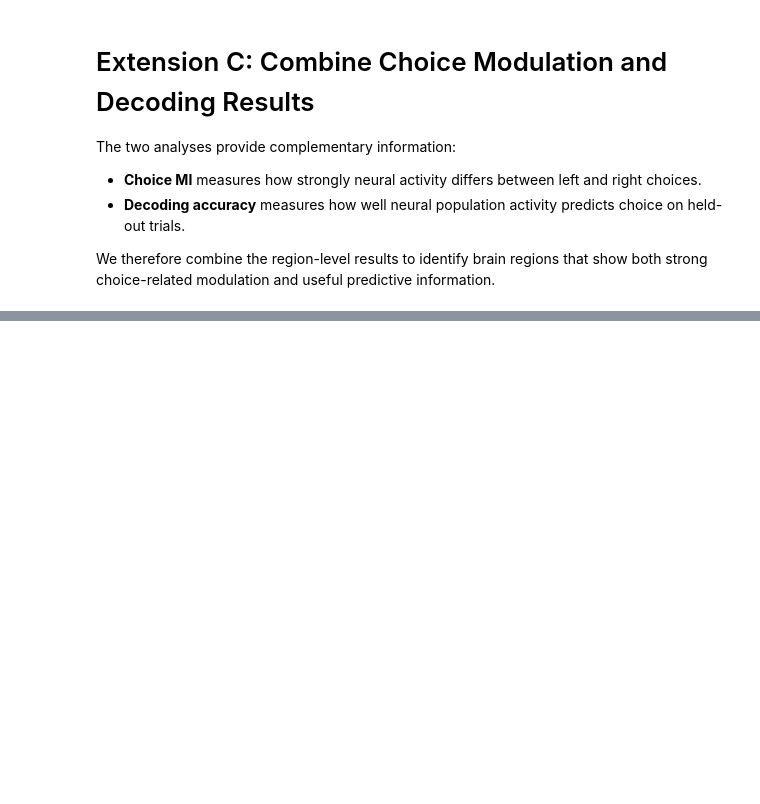
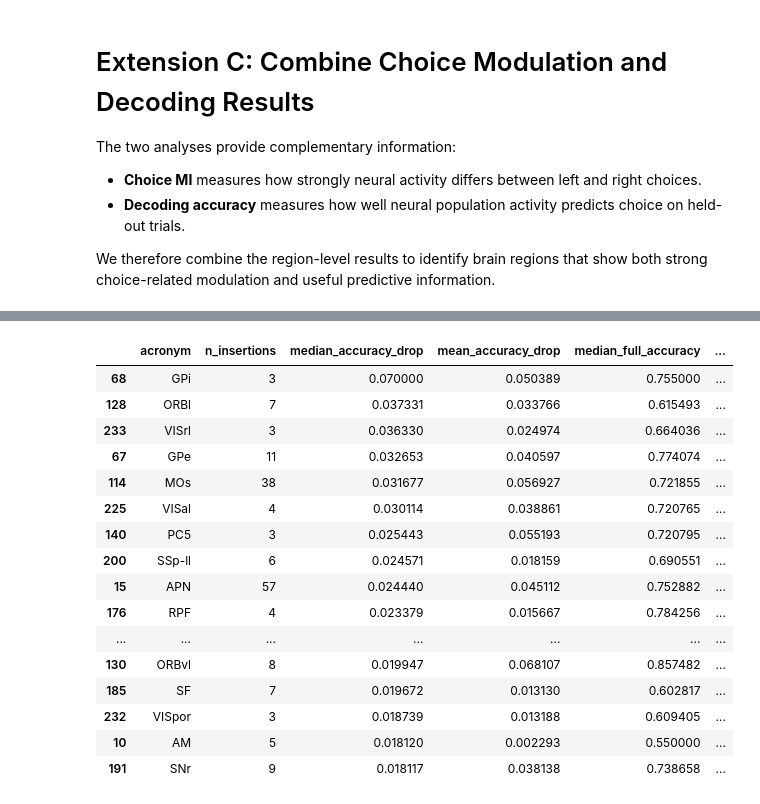
Before and after one commit to parhamKIY/neuroconnect-project, a Jupyter notebook: project_implementation.ipynb, the cells around one changed output, grey strips where cells are left out. Saved outputs shown, nothing was run; the diff lists cells and outputs as text; code cells hidden in the pictures; blank space fills up the shorter version.

```diff
--- a/project_implementation.ipynb
+++ b/project_implementation.ipynb
@@ -1542,0 +1707,11 @@ combined_region_results[
+# %%
+ablation_results = pd.DataFrame(
+    ablation_results
+)
+
+print(
+    "Number of region-insertion comparisons:",
+    len(ablation_results)
+)
+
+ablation_results.head()
@@ -1542,0 +1764,16 @@ combined_region_results[
+# %%
+region_ablation_summary = (
+    ablation_results
+    .groupby('acronym')
+    .agg(
+        n_insertions=('pid', 'nunique'),
+        median_accuracy_drop=('accuracy_drop', 'median'),
+        mean_accuracy_drop=('accuracy_drop', 'mean'),
+        median_full_accuracy=('full_accuracy', 'median'),
+        median_ablated_accuracy=('ablated_accuracy', 'median'),
+        median_removed_clusters=('n_removed_clusters', 'median')
+    )
+    .reset_index()
+)
+
+region_ablation_summary.head()
@@ -1542,0 +1787,30 @@ combined_region_results[
+# %%
+region_ablation_filtered = (
+    region_ablation_summary[
+        region_ablation_summary['n_insertions'] >= 3
+    ]
+    .sort_values(
+        'median_accuracy_drop',
+        ascending=False
+    )
+)
+
+region_ablation_filtered.head(20)
+# %% [output]
+|  | acronym | n_insertions | median_accuracy_drop | mean_accuracy_drop | median_full_accuracy | ... |
+| 68 | GPi | 3 | 0.070000 | 0.050389 | 0.755000 | ... |
+| 128 | ORBl | 7 | 0.037331 | 0.033766 | 0.615493 | ... |
+| 233 | VISrl | 3 | 0.036330 | 0.024974 | 0.664036 | ... |
+| 67 | GPe | 11 | 0.032653 | 0.040597 | 0.774074 | ... |
+| 114 | MOs | 38 | 0.031677 | 0.056927 | 0.721855 | ... |
+| 225 | VISal | 4 | 0.030114 | 0.038861 | 0.720765 | ... |
+| 140 | PC5 | 3 | 0.025443 | 0.055193 | 0.720795 | ... |
+| 200 | SSp-ll | 6 | 0.024571 | 0.018159 | 0.690551 | ... |
+| 15 | APN | 57 | 0.024440 | 0.045112 | 0.752882 | ... |
+| 176 | RPF | 4 | 0.023379 | 0.015667 | 0.784256 | ... |
+| ... | ... | ... | ... | ... | ... | ... |
+| 130 | ORBvl | 8 | 0.019947 | 0.068107 | 0.857482 | ... |
+| 185 | SF | 7 | 0.019672 | 0.013130 | 0.602817 | ... |
+| 232 | VISpor | 3 | 0.018739 | 0.013188 | 0.609405 | ... |
+| 10 | AM | 5 | 0.018120 | 0.002293 | 0.550000 | ... |
+| 191 | SNr | 9 | 0.018117 | 0.038138 | 0.738658 | ... |
```
Also changed, not shown: parts of 27 cells of this notebook.
